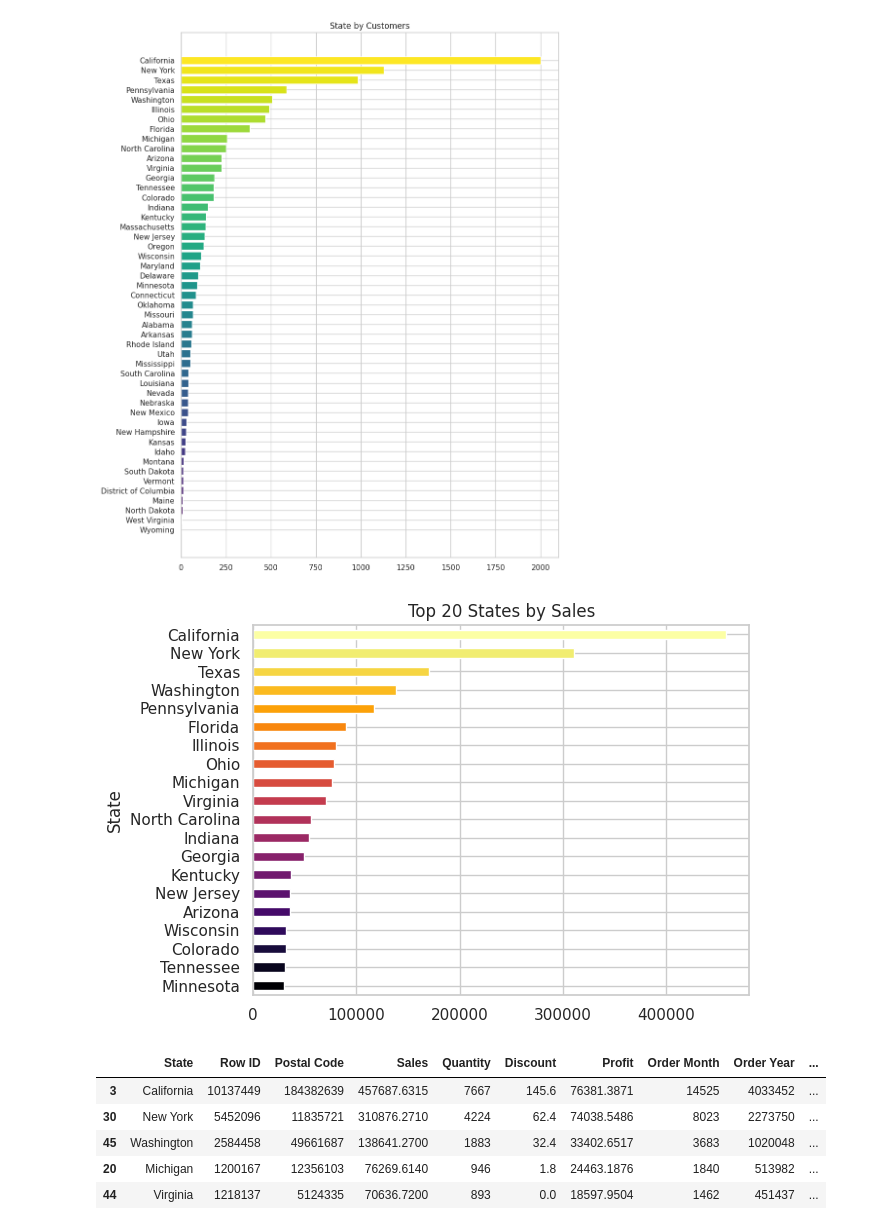
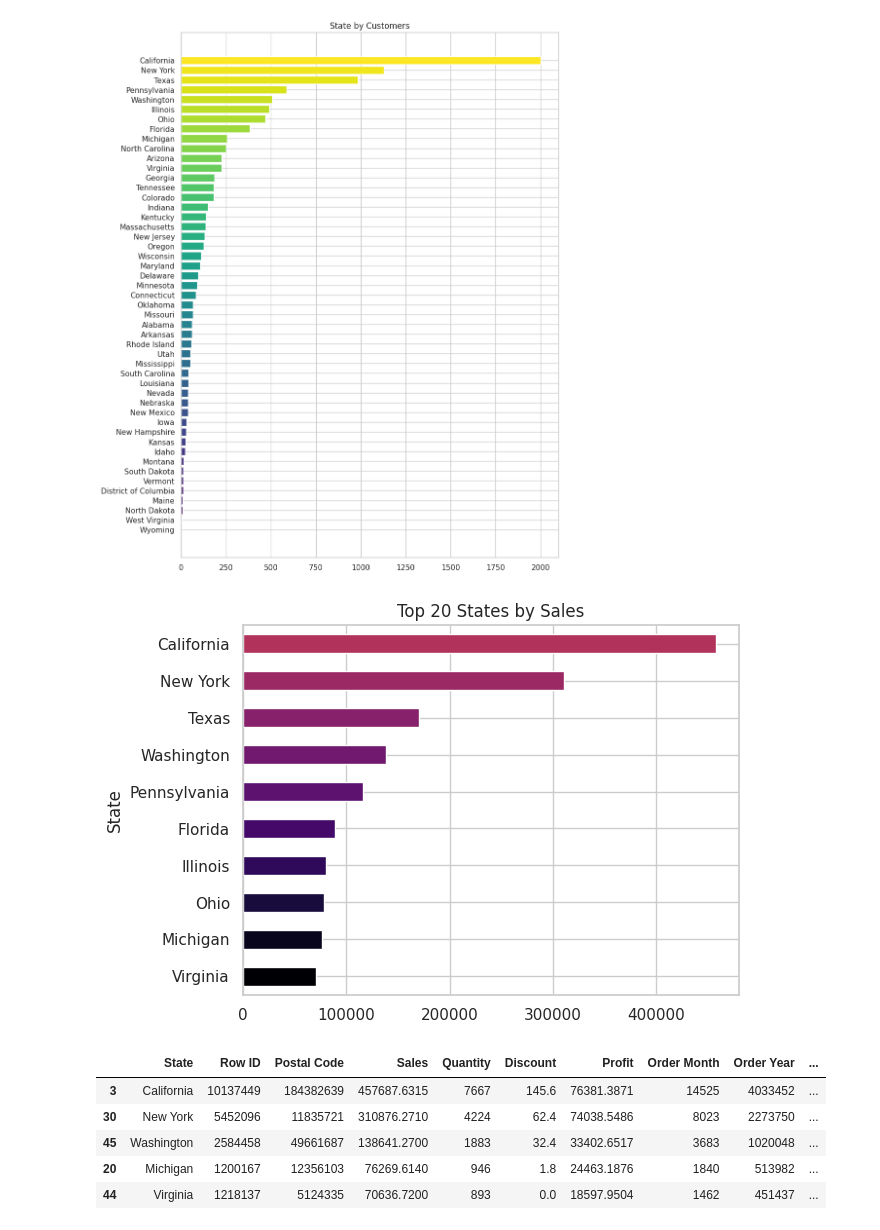
Before and after one commit to coraline1111/Lab-work-Saturday, a Jupyter notebook: Final_project.ipynb, the cells around one changed output. Cells and saved outputs as stored; diff of their text form; code cells hidden in the pictures.

```diff
--- a/Final_project.ipynb
+++ b/Final_project.ipynb
@@ -561,22 +562,23 @@ plt.show()
 # %% [output]
 [figure]
 # %%
+# The previous map is too big so we just show the top 10 for Sales and Profit
 # Define the colormap
 cmap = plt.cm.inferno
 
 # Create a custom palette by sampling 20 colors from the colormap evenly
 colors = [cmap(i) for i in np.linspace(0, 1, 20)]
 
 # Plot the data
-data.groupby('State')['Sales'].sum().sort_values(ascending=True).tail(20).plot.barh(color=colors)
+data.groupby('State')['Sales'].sum().sort_values(ascending=True).tail(10).plot.barh(color=colors)
 
 # Add a title
 plt.title('Top 20 States by Sales')
 
 # Display the plot
 plt.show()
 # %% [output]
-[figure, old version]
+[figure, new version]
 # %%
 # Profit per states
 states_info = states_info.sort_values(by = ['Profit'], ascending = False)
```
Also changed, not shown: parts of 22 cells of this notebook.
